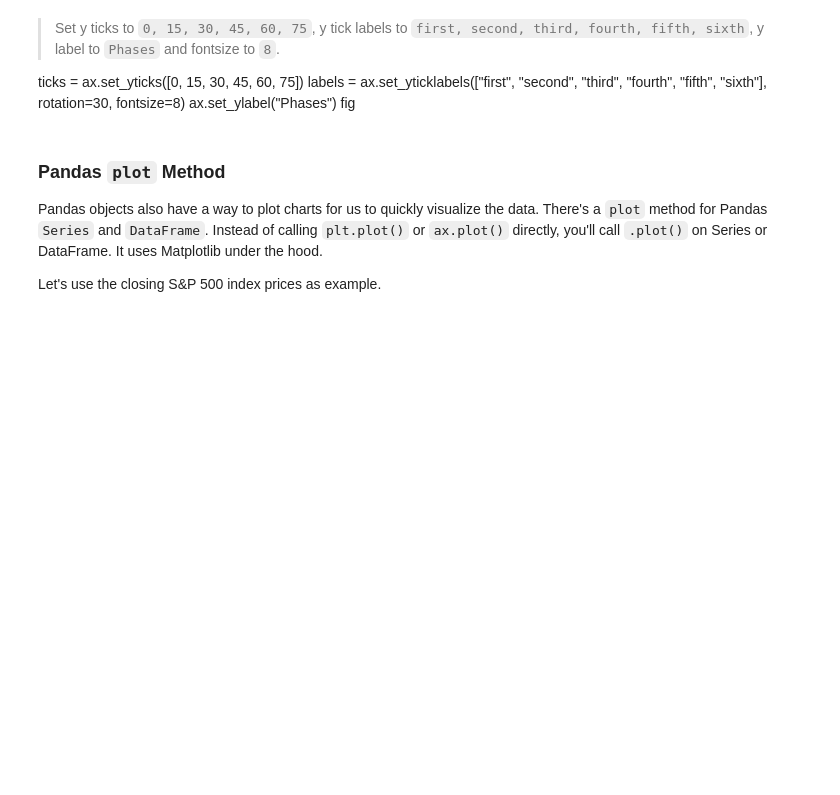
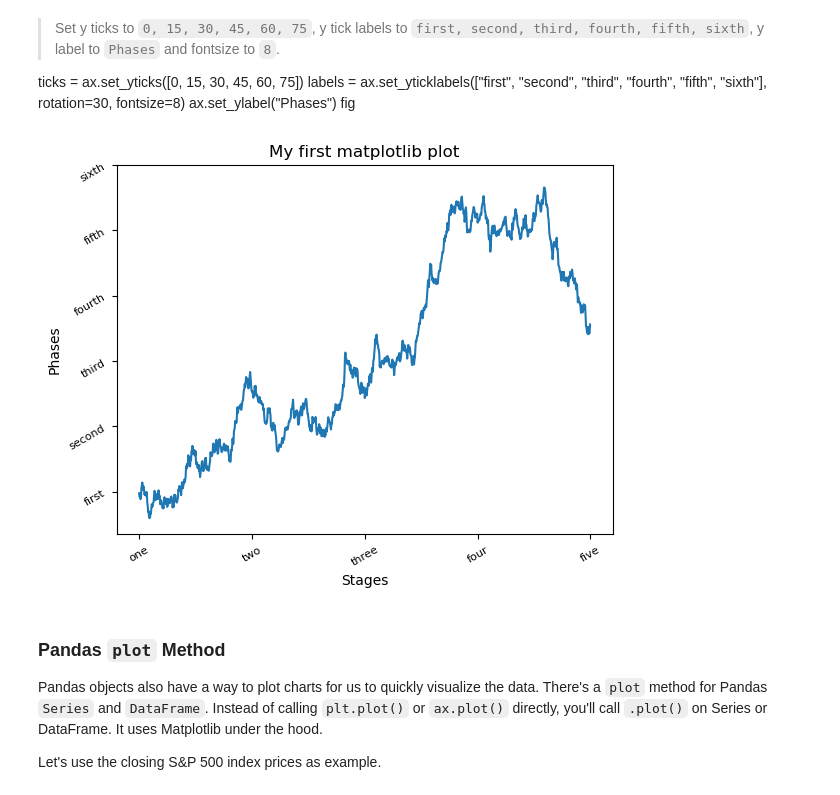
Before and after one commit to bradleysoh/5m-data-1.10-visualization, a Jupyter notebook: notebooks/data_visualization_lesson.ipynb, the cells around one changed output. Cells and saved outputs as stored; diff of their text form; code cells hidden in the pictures; blank space fills up the shorter version.

```diff
--- a/notebooks/data_visualization_lesson.ipynb
+++ b/notebooks/data_visualization_lesson.ipynb
@@ -235,6 +244,14 @@ ticks = ax.set_yticks([0, 15, 30, 45, 60, 75])
 labels = ax.set_yticklabels(["first", "second", "third", "fourth", "fifth", "sixth"], rotation=30, fontsize=8)
 ax.set_ylabel("Phases")
 fig
+# %%
+yticks = ax.set_yticks([0, 15, 30, 45, 60, 75])
+ylabels = ax.set_yticklabels(["first", "second", "third", "fourth", "fifth", "sixth"], rotation=30, fontsize=8)
+ax.set_ylabel("Phases")
+
+fig
+# %% [output]
+[figure, added]
 # %% [markdown]
 ### Pandas `plot` Method
 
```
Also changed, not shown: parts of 40 cells of this notebook, 3 other files.
